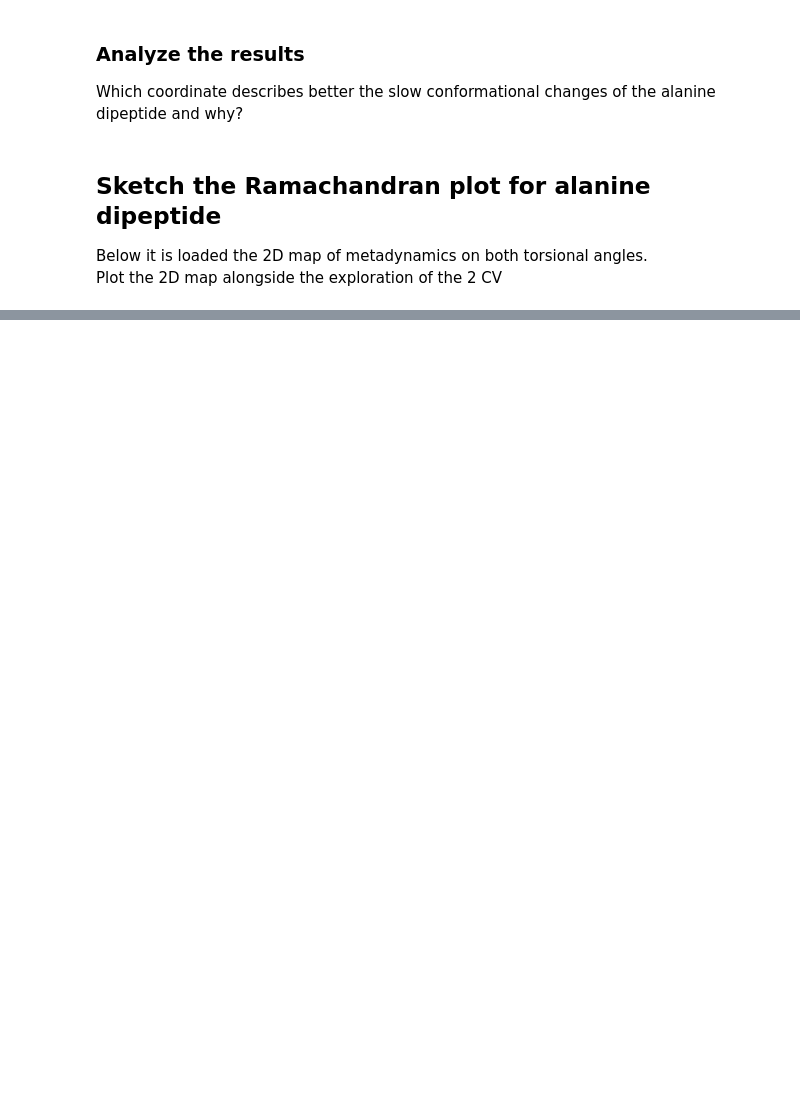
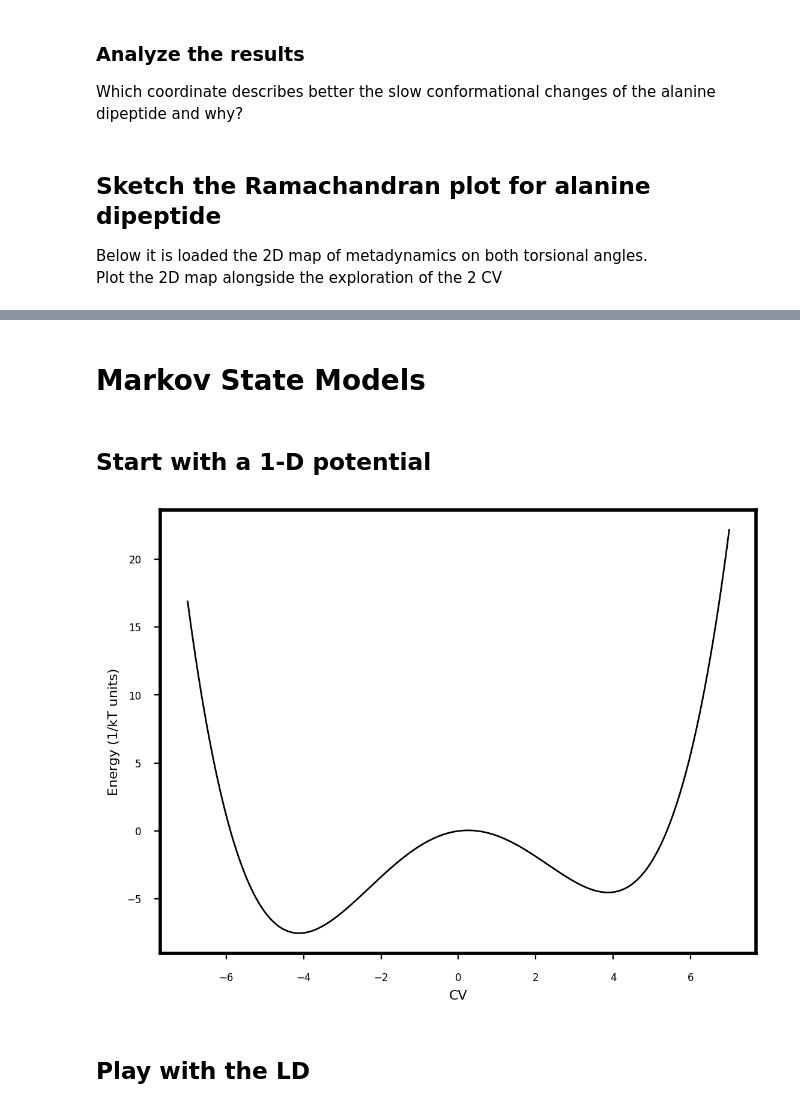
Before and after one commit to lianctrl/HandsOnSession_CMLS, a Jupyter notebook: NoTnow/HandsOn_Session.ipynb, the cells around one changed output, grey strips where cells are left out. Cells and saved outputs as stored; diff of their text form; code cells hidden in the pictures; blank space fills up the shorter version.

```diff
--- a/NoTnow/HandsOn_Session.ipynb
+++ b/NoTnow/HandsOn_Session.ipynb
@@ -622,0 +681,25 @@ fespp = "2D/fes.dat" #@param {type:"string"}
+# %% [markdown]
+# Markov State Models
+# %% [markdown]
+## Start with a 1-D potential
+# %%
+def double_well_potential(x):
+    # Define an asymmetric double well pot with large barrier
+    k = 3 # steepness of the barrier
+    a0 = 1/128
+    a2 = 1/4
+    sigma = 1.0
+    fac = sigma*np.sqrt(a0/(2*a2))
+    return k*(a0*x**4-a2*x**2+sigma*fac*x)
+# %%
+x = np.linspace(-7.0, 7.0, 400)
+# Plot the trajectory with respect to the potential bins
+plt.plot(x, double_well_potential(x), 'k')
+plt.xlabel('CV')
+plt.ylabel('Energy (1/kT units)')
+#plt.legend()
+plt.show()
+# %% [output]
+[figure, added]
+# %% [markdown]
+## Play with the LD
```
Also changed, not shown: parts of 30 cells of this notebook.
